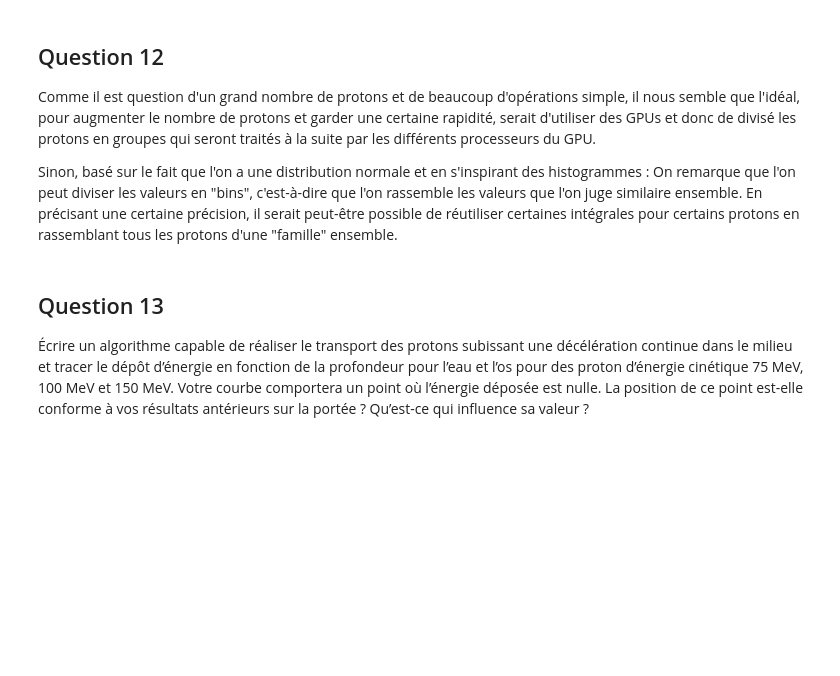
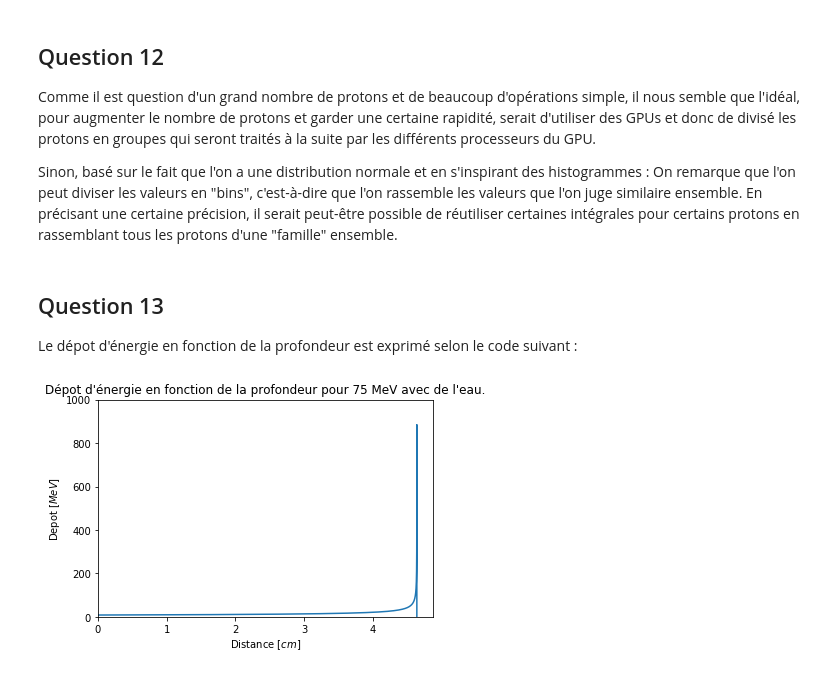
Before and after one commit to Theonegvb/phys_num_tp1, a Jupyter notebook: TP1_MFournier_GVollantBoule.ipynb, the cells around one changed output. Saved outputs shown, nothing was run; the diff lists cells and outputs as text; code cells hidden in the pictures; blank space fills up the shorter version.

```diff
--- a/TP1_MFournier_GVollantBoule.ipynb
+++ b/TP1_MFournier_GVollantBoule.ipynb
@@ -426,6 +438,26 @@ plt.show()
 Comme il est question d'un grand nombre de protons et de beaucoup d'opérations simple, il nous semble que l'idéal, pour augmenter le nombre de protons et garder une certaine rapidité, serait d'utiliser des GPUs et donc de divisé les protons en groupes qui seront traités à la suite par les différents processeurs du GPU.
 
 Sinon, basé sur le fait que l'on a une distribution normale et en s'inspirant des histogrammes : On remarque que l'on peut diviser les valeurs en "bins", c'est-à-dire que l'on rassemble les valeurs que l'on juge similaire ensemble. En précisant une certaine précision, il serait peut-être possible de réutiliser certaines intégrales pour certains protons en rassemblant tous les protons d'une "famille" ensemble.
-# %% [markdown]
-## Question 13
-Écrire un algorithme capable de réaliser le transport des protons subissant une décélération continue dans le milieu et tracer le dépôt d’énergie en fonction de la profondeur pour l’eau et l’os pour des proton d’énergie cinétique 75 MeV, 100 MeV et 150 MeV. Votre courbe comportera un point où l’énergie déposée est nulle. La position de ce point est-elle conforme à vos résultats antérieurs sur la portée ? Qu’est-ce qui influence sa valeur ?
+# %% [markdown]
+## Question 13
+Le dépot d'énergie en fonction de la profondeur est exprimé selon le code suivant :
+# %%
+energies = list(np.linspace(75, 0, 10000))
+
+depot = np.array([])
+distanceTotale = np.array([])
+
+for i in range(len(energies) - 1):
+    pas = integrate.quad(f_eau, energies[i + 1], energies[i])[0]
+    depot = np.append(depot, (energies[i] - energies[i + 1]) / pas)
+    distanceTotale = np.append(distanceTotale, pas)
+distanceTotale = list(np.cumsum(distanceTotale))
+
+plt.plot(distanceTotale, depot)
+plt.title("Dépot d'énergie en fonction de la profondeur pour 75 MeV avec de l'eau.")
+plt.xlabel(r'Distance [$cm$]')
+plt.ylabel(r'Depot [$MeV$]')
+plt.axis(xmin=0, ymin=0, ymax=1000)
+plt.show()
+# %% [output]
+[figure, added]
```
Also changed, not shown: parts of 10 cells of this notebook, 1 other file.
